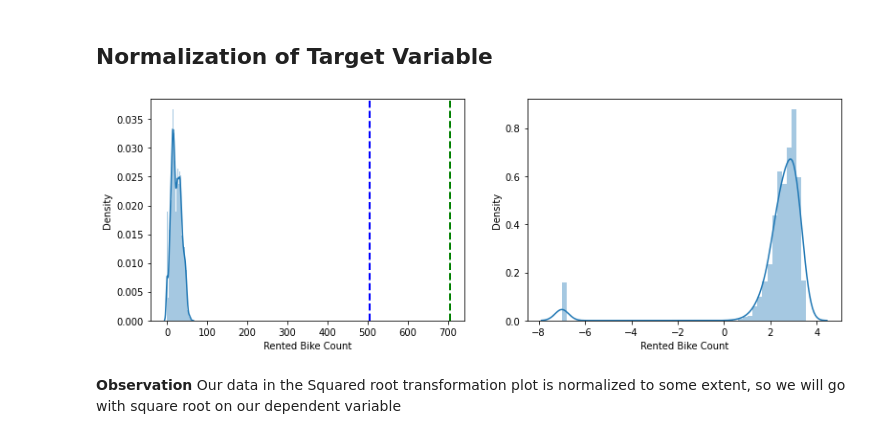
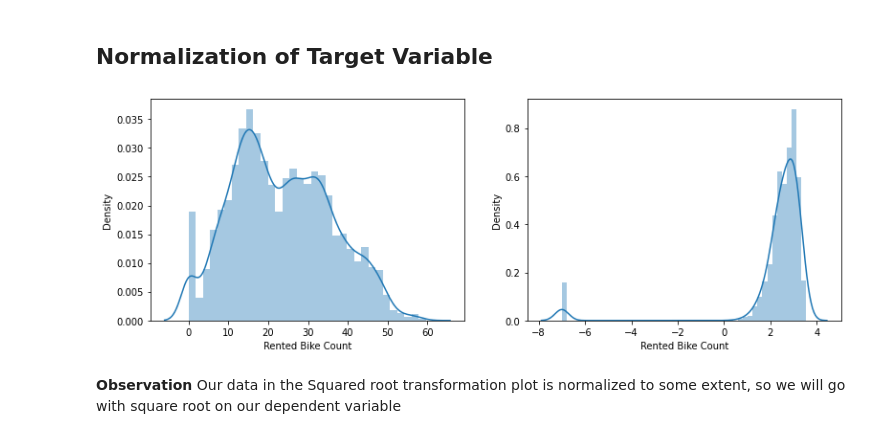
Before and after one commit to solankinitin1210/Capstone-Project-Bike-Sharing-Demand-Prediction, a Jupyter notebook: Bike_Sharing_Demand_Prediction_Capstone_Project.ipynb, the cells around one changed output. Drawn from its saved outputs; the diff is of its cells as text; code cells hidden in the pictures.

```diff
--- a/Bike_Sharing_Demand_Prediction_Capstone_Project.ipynb
+++ b/Bike_Sharing_Demand_Prediction_Capstone_Project.ipynb
@@ -518,16 +518,14 @@ df.head()
 # %%
 # Checking that which normalization will good for target variable
 plt.figure(figsize = (20,40))
 plt.subplot(8,3,1)
 sns.distplot(np.sqrt(df['Rented Bike Count']))
-plt.axvline(df['Rented Bike Count'].mean(), color='green', linestyle='dashed', linewidth=2)
-plt.axvline(df['Rented Bike Count'].median(), color='blue', linestyle='dashed', linewidth=2)
 plt.subplot(8,3,2)
 sns.distplot(np.log10(df['Rented Bike Count']+0.0000001))
 
 plt.show()
 # %% [output]
-[figure, old version]
+[figure, new version]
 # %% [markdown]
 **Observation**
 Our data in the Squared root transformation plot is normalized to some extent, so we will go with square root on our dependent variable
```
Also changed, not shown: parts of 5 cells of this notebook.
